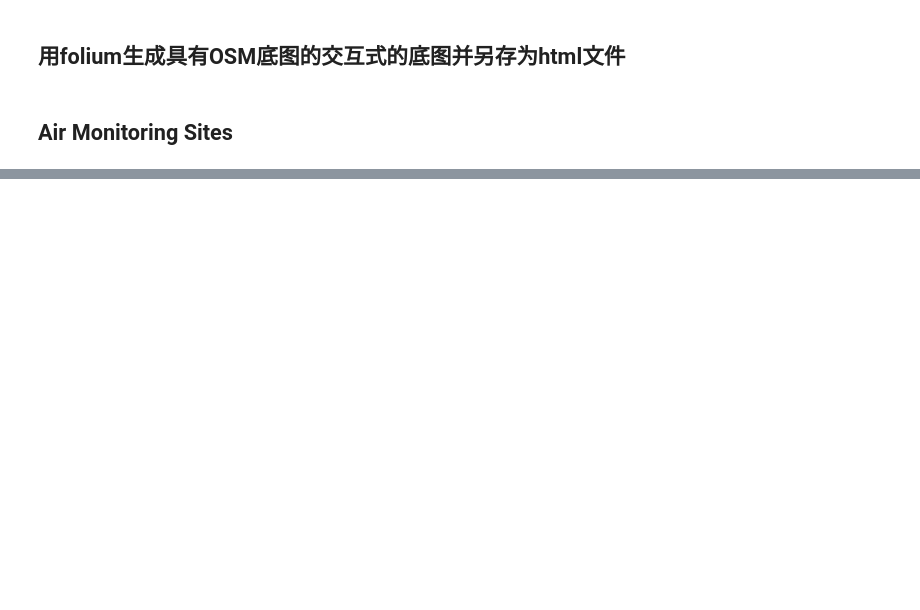
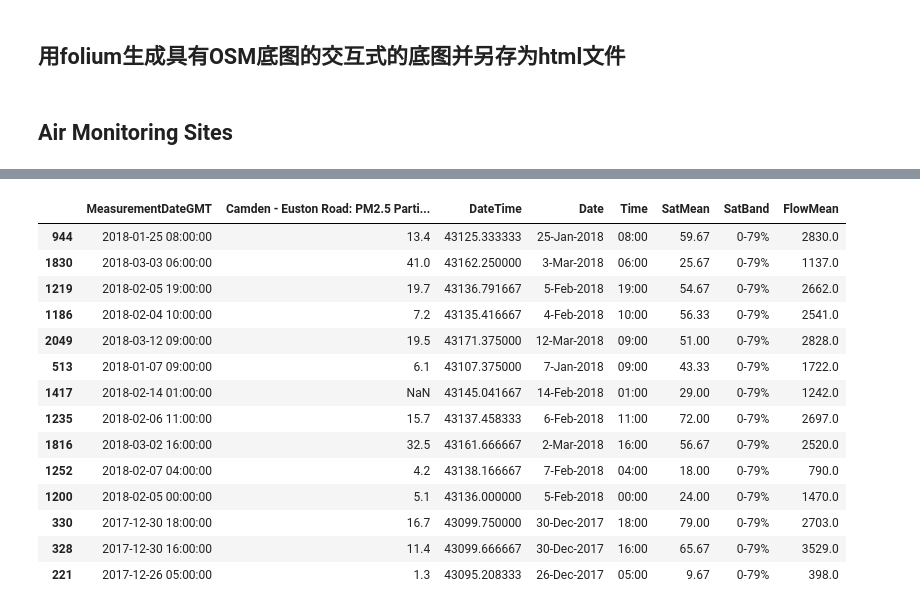
Before and after one commit to BohaoSuCC/2024CUSPLondonDataDive, a Jupyter notebook: DataPreprocess/Visualization.ipynb, the cells around one changed output, grey strips where cells are left out. Cells and saved outputs as stored; diff of their text form; code cells hidden in the pictures; blank space fills up the shorter version.

```diff
--- a/DataPreprocess/Visualization.ipynb
+++ b/DataPreprocess/Visualization.ipynb
@@ -175,0 +292,7 @@ m.save('../Data/AirQuality/SitesOpening.html')
+# %%
+# after checking the map, the ID=02-064 and ID=02-144 are close to the air quality site SiteCode=CD9
+# so import those three datasets and analyze the correlation between the air quality and the congestion
+
+AQ_CD9 = pd.read_csv("../Data/AirQuality/PM25/CD9.csv")
+CS_02_064 = pd.read_csv("../Data/CongestionScoot/MergedCSVs/02-064.csv")
+CS_02_144 = pd.read_csv("../Data/CongestionScoot/MergedCSVs/02-144.csv")
@@ -175,0 +325,15 @@ m.save('../Data/AirQuality/SitesOpening.html')
+# %%
+
+# 将Date和Time列合并为一个字符串列
+CS_02_064['DateTimeStr'] = CS_02_064['Date'] + ' ' + CS_02_064['Time']
+
+# 将合并后的字符串转换为datetime格式，并创建一个新列
+CS_02_064['MeasurementDateGMT'] = pd.to_datetime(CS_02_064['DateTimeStr'], format='%d-%b-%Y %H:%M')
+
+# 删除中间的DateTimeStr列，如果不需要
+CS_02_064.drop(columns=['DateTimeStr'], inplace=True)
+
+AQ_CD9['MeasurementDateGMT'] = pd.to_datetime(AQ_CD9['MeasurementDateGMT'])
+CS_02_064['MeasurementDateGMT'] = pd.to_datetime(CS_02_064['MeasurementDateGMT'])
+
+CS_02_064.info()
@@ -175,0 +355,20 @@ m.save('../Data/AirQuality/SitesOpening.html')
+# %%
+Merged = pd.merge(AQ_CD9, CS_02_064, on='MeasurementDateGMT', how='left')
+# %%
+Merged.sample(14)
+# %% [output]
+|  | MeasurementDateGMT | Camden - Euston Road: PM2.5 Parti... | DateTime | Date | Time | SatMean | SatBand | FlowMean |
+| 944 | 2018-01-25 08:00:00 | 13.4 | 43125.333333 | 25-Jan-2018 | 08:00 | 59.67 | 0-79% | 2830.0 |
+| 1830 | 2018-03-03 06:00:00 | 41.0 | 43162.250000 | 3-Mar-2018 | 06:00 | 25.67 | 0-79% | 1137.0 |
+| 1219 | 2018-02-05 19:00:00 | 19.7 | 43136.791667 | 5-Feb-2018 | 19:00 | 54.67 | 0-79% | 2662.0 |
+| 1186 | 2018-02-04 10:00:00 | 7.2 | 43135.416667 | 4-Feb-2018 | 10:00 | 56.33 | 0-79% | 2541.0 |
+| 2049 | 2018-03-12 09:00:00 | 19.5 | 43171.375000 | 12-Mar-2018 | 09:00 | 51.00 | 0-79% | 2828.0 |
+| 513 | 2018-01-07 09:00:00 | 6.1 | 43107.375000 | 7-Jan-2018 | 09:00 | 43.33 | 0-79% | 1722.0 |
+| 1417 | 2018-02-14 01:00:00 | NaN | 43145.041667 | 14-Feb-2018 | 01:00 | 29.00 | 0-79% | 1242.0 |
+| 1235 | 2018-02-06 11:00:00 | 15.7 | 43137.458333 | 6-Feb-2018 | 11:00 | 72.00 | 0-79% | 2697.0 |
+| 1816 | 2018-03-02 16:00:00 | 32.5 | 43161.666667 | 2-Mar-2018 | 16:00 | 56.67 | 0-79% | 2520.0 |
+| 1252 | 2018-02-07 04:00:00 | 4.2 | 43138.166667 | 7-Feb-2018 | 04:00 | 18.00 | 0-79% | 790.0 |
+| 1200 | 2018-02-05 00:00:00 | 5.1 | 43136.000000 | 5-Feb-2018 | 00:00 | 24.00 | 0-79% | 1470.0 |
+| 330 | 2017-12-30 18:00:00 | 16.7 | 43099.750000 | 30-Dec-2017 | 18:00 | 79.00 | 0-79% | 2703.0 |
+| 328 | 2017-12-30 16:00:00 | 11.4 | 43099.666667 | 30-Dec-2017 | 16:00 | 65.67 | 0-79% | 3529.0 |
+| 221 | 2017-12-26 05:00:00 | 1.3 | 43095.208333 | 26-Dec-2017 | 05:00 | 9.67 | 0-79% | 398.0 |
```
Also changed, not shown: parts of 17 cells of this notebook, 4 other files.
